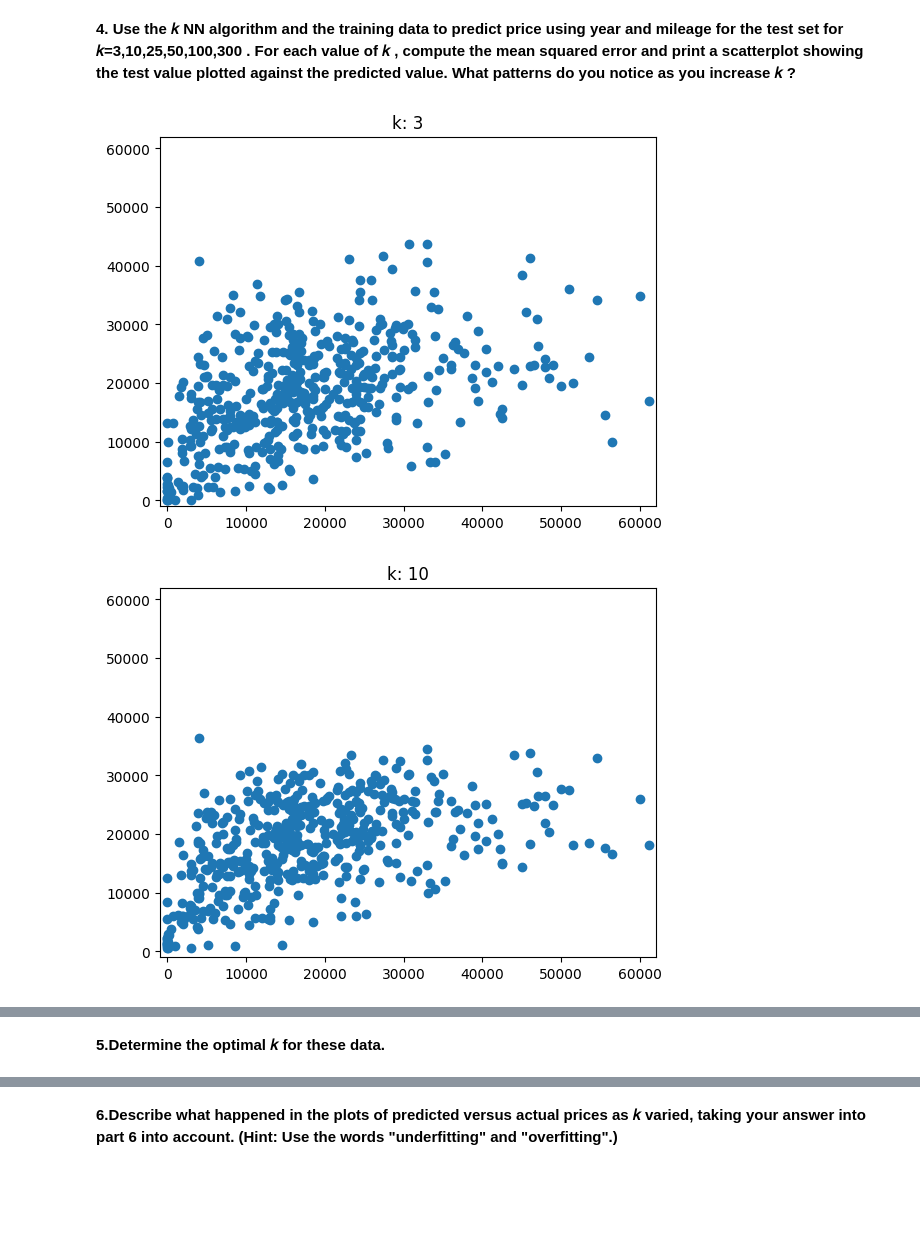
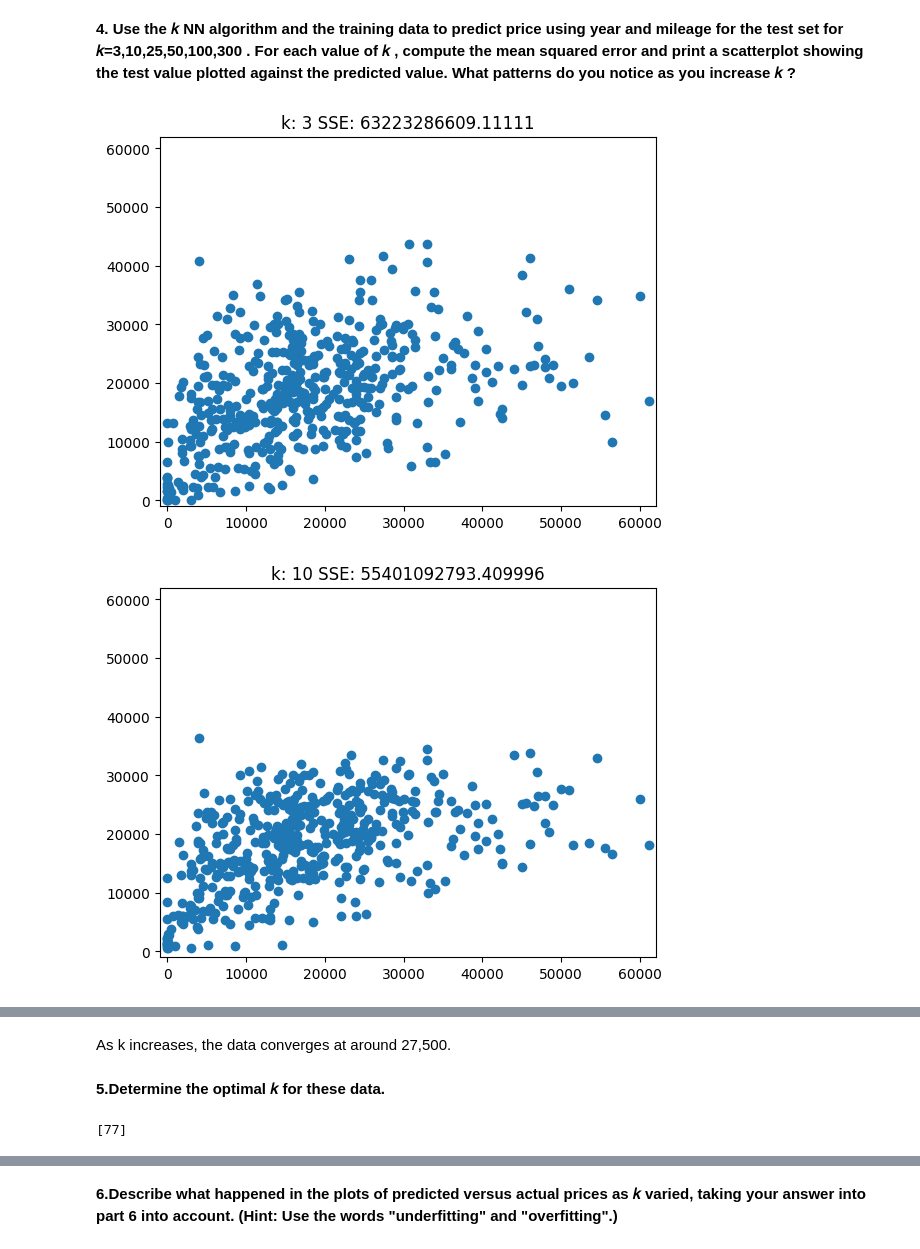
Before and after one commit to abkerper/knn, a Jupyter notebook: assignment_knn.ipynb, the cells around one changed output, grey strips where cells are left out. Saved outputs shown, nothing was run; the diff lists cells and outputs as text; code cells hidden in the pictures; blank space fills up the shorter version.

```diff
--- a/assignment_knn.ipynb
+++ b/assignment_knn.ipynb
@@ -90,16 +90,16 @@ X_train, X_test, y_train, y_test = train_test_split(X,y, # Feature and target va
 # %%
 from sklearn.neighbors import KNeighborsRegressor
 SSE  = np.zeros(10000)
 for k in [3,10,25,50,100,300]:
   model = KNeighborsRegressor(n_neighbors=k)
   fitted_model = model.fit(X_train,y_train)
   y_hat = fitted_model.predict(X_test)
   SSE[k] = np.sum( (y_test-y_hat)**2 )
   plot,axes = plt.subplots() #create subplot for each k value
-  plt.title('k: '+str(k))
+  plt.title('k: '+str(k) + " SSE: " + str(SSE[k]))
   axes.set_ylim(-1000, 62000)
   axes.set_xlim(-1000, 62000)
   plt.scatter(x= y_test ,y= y_hat)
 # %% [output]
-[figure, old version]
+[figure, new version]
-[figure, old version]
+[figure, new version]
@@ -110,2 +110,21 @@ for k in [3,10,25,50,100,300]:
+# %% [markdown]
+As k increases, the data converges at around 27,500.
 # %% [markdown]
 **5.Determine the optimal  𝑘  for these data.**
+# %%
+k_bar = 200 # Number of k's to try
+k_array = np.arange(1, k_bar) #store k values here
+SSE = np.zeros(k_bar) #store SSE here
+
+for k in range(k_bar):
+    model = KNeighborsRegressor(n_neighbors=k+1) # Create a sk model for k
+    fitted_model = model.fit(X_train,y_train) # Train the model on our data
+    y_hat = fitted_model.predict(X_test) # Predict values for training set
+    SSE[k] = np.sum( (y_test-y_hat)**2 ) # Save the computed SSE
+
+SSE_min = np.min(SSE) # Find lowest recorded SSE
+min_index = np.where(SSE==SSE_min) # Find the indices of SSE that equal the minimum
+k_star = k_array[min_index] # Find the optimal value of k; why index+1?
+print(k_star)
+# %% [output]
+[77]
```
Also changed, not shown: parts of 3 cells of this notebook.
